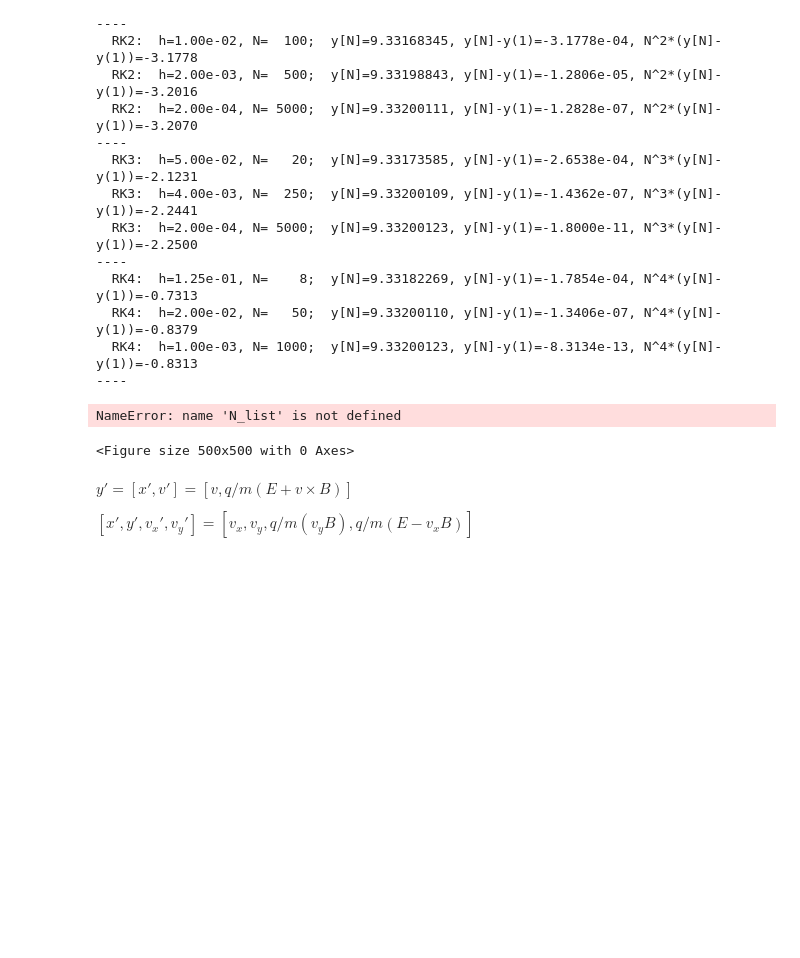
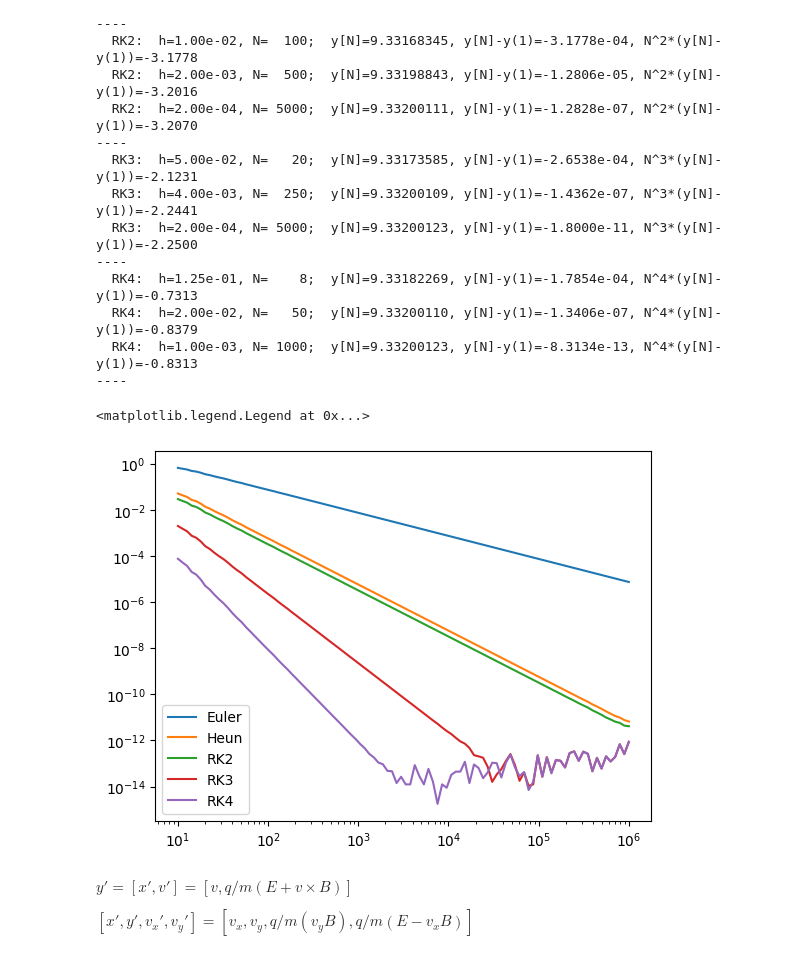
Before and after one commit to tpakorn/phy653, a Jupyter notebook: code_lab/lab2/lecture2_solution.ipynb, the cells around one changed output. Saved outputs shown, nothing was run; the diff lists cells and outputs as text; code cells hidden in the pictures; blank space fills up the shorter version.

```diff
--- a/code_lab/lab2/lecture2_solution.ipynb
+++ b/code_lab/lab2/lecture2_solution.ipynb
@@ -808,40 +808,40 @@ Euler:  h=1.00e-04, N=10000;  y[N]=9.33125831, y[N]-y(1)=-7.4293e-04, N^1*(y[N]-
   RK4:  h=1.00e-03, N= 1000;  y[N]=9.33200123, y[N]-y(1)=-8.3134e-13, N^4*(y[N]-y(1))=-0.8313
 ----
 # %%
-# N_list = 10**np.linspace(1,6,100)
+N_list = 10**np.linspace(1,6,100)
 
-# error_euler = np.zeros_like(N_list)
-# error_Huen = np.zeros_like(N_list)
-# error_RK2 = np.zeros_like(N_list)
-# error_RK3 = np.zeros_like(N_list)
-# error_RK4 = np.zeros_like(N_list)
+error_euler = np.zeros_like(N_list)
+error_Huen = np.zeros_like(N_list)
+error_RK2 = np.zeros_like(N_list)
+error_RK3 = np.zeros_like(N_list)
+error_RK4 = np.zeros_like(N_list)
 
-# for cnt, N in enumerate(N_list):
-#     error_euler[cnt] = error_global("Euler", int(N))
-#     error_Huen[cnt] = error_global("Heun", int(N))
-#     error_RK2[cnt] = error_global("RK2", int(N))
-#     error_RK3[cnt] = error_global("RK3", int(N))
-#     error_RK4[cnt] = error_global("RK4", int(N))
+for cnt, N in enumerate(N_list):
+    error_euler[cnt] = error_global("Euler", int(N))
+    error_Huen[cnt] = error_global("Heun", int(N))
+    error_RK2[cnt] = error_global("RK2", int(N))
+    error_RK3[cnt] = error_global("RK3", int(N))
+    error_RK4[cnt] = error_global("RK4", int(N))
 
-# pl.loglog(N_list, error_euler, '-', label='Euler')
-# pl.loglog(N_list, error_Huen, '-', label='Heun')
-# pl.loglog(N_list, error_RK2, '-', label='RK2')
-# pl.loglog(N_list, error_RK3, '-', label='RK3')
-# pl.loglog(N_list, error_RK4, '-', label='RK4')
-# pl.legend()
+pl.loglog(N_list, error_euler, '-', label='Euler')
+pl.loglog(N_list, error_Huen, '-', label='Heun')
+pl.loglog(N_list, error_RK2, '-', label='RK2')
+pl.loglog(N_list, error_RK3, '-', label='RK3')
+pl.loglog(N_list, error_RK4, '-', label='RK4')
+pl.legend()
+# %% [output]
+<matplotlib.legend.Legend at 0x...>
+[figure, added]
 # %%
-pl.figure(figsize = (5,5))
-pl.loglog(N_list, error_euler, '-', label='Euler')
-pl.loglog(N_list, error_Huen, '-', label='Heun')
-pl.loglog(N_list, error_RK2, '-', label='RK2')
-pl.loglog(N_list, error_RK3, '-', label='RK3')
-pl.loglog(N_list, error_RK4, '-', label='RK4')
-pl.legend()
+# pl.figure(figsize = (5,5))
+# pl.loglog(N_list, error_euler, '-', label='Euler')
+# pl.loglog(N_list, error_Huen, '-', label='Heun')
+# pl.loglog(N_list, error_RK2, '-', label='RK2')
+# pl.loglog(N_list, error_RK3, '-', label='RK3')
+# pl.loglog(N_list, error_RK4, '-', label='RK4')
+# pl.legend()
 
-pl.grid('on')
+# pl.grid('on')
-# %% [output]
-NameError: name 'N_list' is not defined
-<Figure size 500x500 with 0 Axes>
 # %% [markdown]
 $y' = [x',v'] = [v, q/m(E + v \times B)]$
 
```
Also changed, not shown: parts of 7 cells of this notebook, 5 other files.
